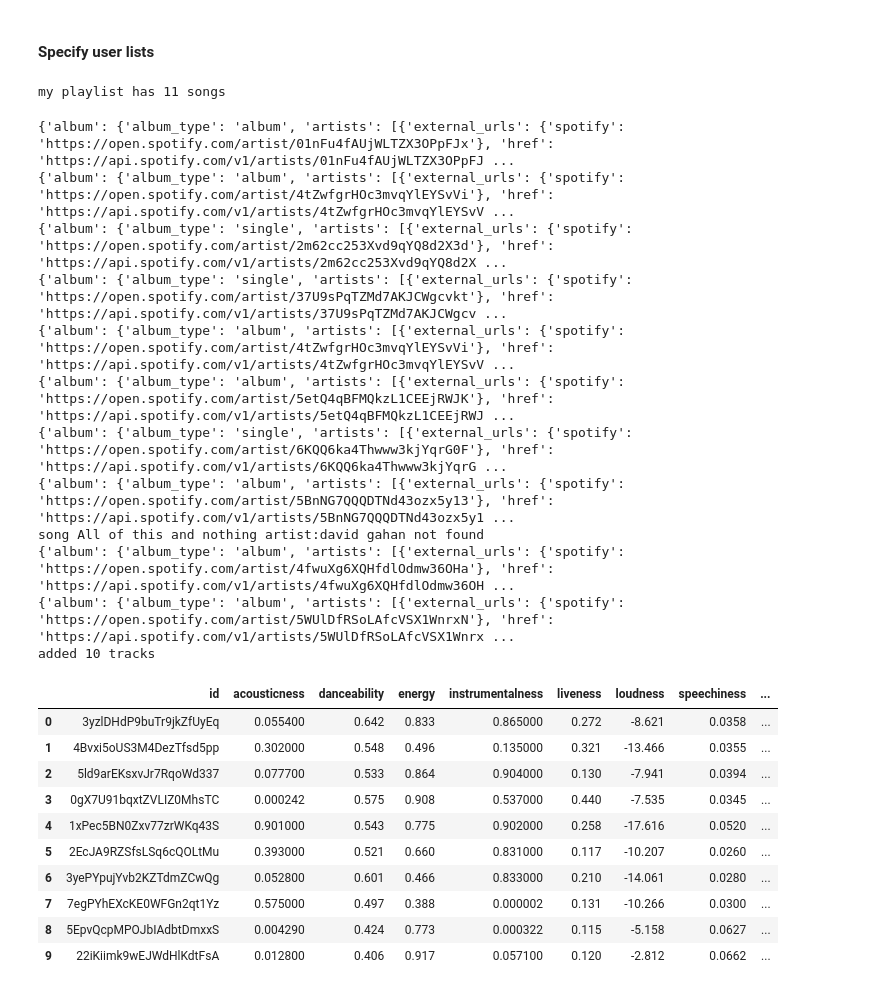
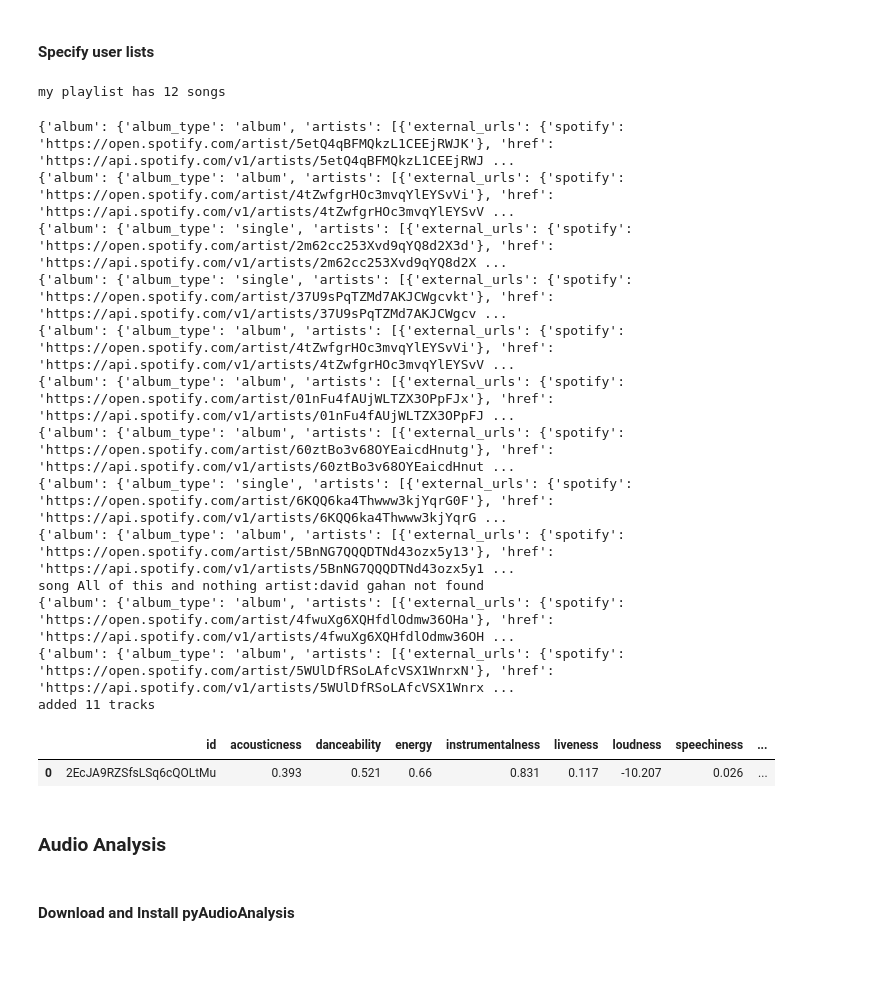
Before and after one commit to epistimi4/emotion_based_music_recomendation, a Jupyter notebook: Preprocessing/Spotify_MusicInformationRetrieval.ipynb, the cells around one changed output. Drawn from its saved outputs; the diff is of its cells as text; code cells hidden in the pictures; blank space fills up the shorter version.

```diff
--- a/Preprocessing/Spotify_MusicInformationRetrieval.ipynb
+++ b/Preprocessing/Spotify_MusicInformationRetrieval.ipynb
@@ -116,15 +118,24 @@ user_preferences = [{
                     'location':'work',
                     'time_of_day':'morning,afternoon',
                     'mood': 'stressed',
-                    'song_list':['our eyes (sephira remix) artist:Nibana', 'the grid artist:Daft Punk', 'Sirius 2017(Disco Remix) artist:The Alan Parsons Project ', 'Project L.O.V.E artist:Pryda', 'Tron Legacy - Son Of Flynn artist:Daft Punk',
-             'Blue... The Color of Dreams artist:Yakuro', 'In a Manner of Speaking artist:Martin Gore', "Where are we going from here artist:Blackmore*", 'All of this and nothing artist:david gahan',
-             'Warrior artist:Paloma Faith','Broken Glass artist:Sia']
+                    'song_list':['Blue... The Color of Dreams artist:Yakuro',
+                                 'the grid artist:Daft Punk',
+                                 'Sirius 2017(Disco Remix) artist:The Alan Parsons Project ',
+                                 'Project L.O.V.E artist:Pryda',
+                                 'Tron Legacy - Son Of Flynn artist:Daft Punk',
+                                 'our eyes (sephira remix) artist:Nibana',
+                                 'Lady in Black artist:Ken Hensley',
+                                 'In a Manner of Speaking artist:Martin Gore',
+                                 "Where are we going from here artist:Blackmore*",
+                                 'All of this and nothing artist:david gahan',
+                                 'Warrior artist:Paloma Faith',
+                                 'Broken Glass artist:Sia']
 }]
 song_list = user_preferences[0]['song_list']
 
 print('my playlist has {0} songs'.format(len(song_list)))
 # %% [output]
-my playlist has 11 songs
+my playlist has 12 songs
 # %%
 songs_found = []
 
@@ -141,31 +152,28 @@ for name in song_list:  #chosen track
 
 print('added {0} tracks'.format(len(songs_found)))
 # %% [output]
-{'album': {'album_type': 'album', 'artists': [{'external_urls': {'spotify': 'https://open.spotify.com/artist/01nFu4fAUjWLTZX3OPpFJx'}, 'href': 'https://api.spotify.com/v1/artists/01nFu4fAUjWLTZX3OPpFJ ...
+{'album': {'album_type': 'album', 'artists': [{'external_urls': {'spotify': 'https://open.spotify.com/artist/5etQ4qBFMQkzL1CEEjRWJK'}, 'href': 'https://api.spotify.com/v1/artists/5etQ4qBFMQkzL1CEEjRWJ ...
 {'album': {'album_type': 'album', 'artists': [{'external_urls': {'spotify': 'https://open.spotify.com/artist/4tZwfgrHOc3mvqYlEYSvVi'}, 'href': 'https://api.spotify.com/v1/artists/4tZwfgrHOc3mvqYlEYSvV ...
 {'album': {'album_type': 'single', 'artists': [{'external_urls': {'spotify': 'https://open.spotify.com/artist/2m62cc253Xvd9qYQ8d2X3d'}, 'href': 'https://api.spotify.com/v1/artists/2m62cc253Xvd9qYQ8d2X ...
 {'album': {'album_type': 'single', 'artists': [{'external_urls': {'spotify': 'https://open.spotify.com/artist/37U9sPqTZMd7AKJCWgcvkt'}, 'href': 'https://api.spotify.com/v1/artists/37U9sPqTZMd7AKJCWgcv ...
 {'album': {'album_type': 'album', 'artists': [{'external_urls': {'spotify': 'https://open.spotify.com/artist/4tZwfgrHOc3mvqYlEYSvVi'}, 'href': 'https://api.spotify.com/v1/artists/4tZwfgrHOc3mvqYlEYSvV ...
-{'album': {'album_type': 'album', 'artists': [{'external_urls': {'spotify': 'https://open.spotify.com/artist/5etQ4qBFMQkzL1CEEjRWJK'}, 'href': 'https://api.spotify.com/v1/artists/5etQ4qBFMQkzL1CEEjRWJ ...
+{'album': {'album_type': 'album', 'artists': [{'external_urls': {'spotify': 'https://open.spotify.com/artist/01nFu4fAUjWLTZX3OPpFJx'}, 'href': 'https://api.spotify.com/v1/artists/01nFu4fAUjWLTZX3OPpFJ ...
+{'album': {'album_type': 'album', 'artists': [{'external_urls': {'spotify': 'https://open.spotify.com/artist/60ztBo3v68OYEaicdHnutg'}, 'href': 'https://api.spotify.com/v1/artists/60ztBo3v68OYEaicdHnut ...
 {'album': {'album_type': 'single', 'artists': [{'external_urls': {'spotify': 'https://open.spotify.com/artist/6KQQ6ka4Thwww3kjYqrG0F'}, 'href': 'https://api.spotify.com/v1/artists/6KQQ6ka4Thwww3kjYqrG ...
 {'album': {'album_type': 'album', 'artists': [{'external_urls': {'spotify': 'https://open.spotify.com/artist/5BnNG7QQQDTNd43ozx5y13'}, 'href': 'https://api.spotify.com/v1/artists/5BnNG7QQQDTNd43ozx5y1 ...
 song All of this and nothing artist:david gahan not found
 {'album': {'album_type': 'album', 'artists': [{'external_urls': {'spotify': 'https://open.spotify.com/artist/4fwuXg6XQHfdlOdmw36OHa'}, 'href': 'https://api.spotify.com/v1/artists/4fwuXg6XQHfdlOdmw36OH ...
 {'album': {'album_type': 'album', 'artists': [{'external_urls': {'spotify': 'https://open.spotify.com/artist/5WUlDfRSoLAfcVSX1WnrxN'}, 'href': 'https://api.spotify.com/v1/artists/5WUlDfRSoLAfcVSX1Wnrx ...
-added 10 tracks
+added 11 tracks
 # %%
 df = pd.io.json.json_normalize(songs_found)
 #display(list(songs_found))
-df.head(10)
+df.head(1)
+#df.to_excel('playlist1_metadata.xlsx')
 # %% [output]
 |  | id | acousticness | danceability | energy | instrumentalness | liveness | loudness | speechiness | ... |
-| 0 | 3yzlDHdP9buTr9jkZfUyEq | 0.055400 | 0.642 | 0.833 | 0.865000 | 0.272 | -8.621 | 0.0358 | ... |
-| 1 | 4Bvxi5oUS3M4DezTfsd5pp | 0.302000 | 0.548 | 0.496 | 0.135000 | 0.321 | -13.466 | 0.0355 | ... |
-| 2 | 5ld9arEKsxvJr7RqoWd337 | 0.077700 | 0.533 | 0.864 | 0.904000 | 0.130 | -7.941 | 0.0394 | ... |
-| 3 | 0gX7U91bqxtZVLIZ0MhsTC | 0.000242 | 0.575 | 0.908 | 0.537000 | 0.440 | -7.535 | 0.0345 | ... |
-| 4 | 1xPec5BN0Zxv77zrWKq43S | 0.901000 | 0.543 | 0.775 | 0.902000 | 0.258 | -17.616 | 0.0520 | ... |
-| 5 | 2EcJA9RZSfsLSq6cQOLtMu | 0.393000 | 0.521 | 0.660 | 0.831000 | 0.117 | -10.207 | 0.0260 | ... |
-| 6 | 3yePYpujYvb2KZTdmZCwQg | 0.052800 | 0.601 | 0.466 | 0.833000 | 0.210 | -14.061 | 0.0280 | ... |
-| 7 | 7egPYhEXcKE0WFGn2qt1Yz | 0.575000 | 0.497 | 0.388 | 0.000002 | 0.131 | -10.266 | 0.0300 | ... |
-| 8 | 5EpvQcpMPOJbIAdbtDmxxS | 0.004290 | 0.424 | 0.773 | 0.000322 | 0.115 | -5.158 | 0.0627 | ... |
-| 9 | 22iKiimk9wEJWdHlKdtFsA | 0.012800 | 0.406 | 0.917 | 0.057100 | 0.120 | -2.812 | 0.0662 | ... |
+| 0 | 2EcJA9RZSfsLSq6cQOLtMu | 0.393 | 0.521 | 0.66 | 0.831 | 0.117 | -10.207 | 0.026 | ... |
+# %% [markdown]
+### Audio Analysis ###
+# %% [markdown]
+#### Download and Install pyAudioAnalysis ####
```
Also changed, not shown: parts of 10 cells of this notebook.
